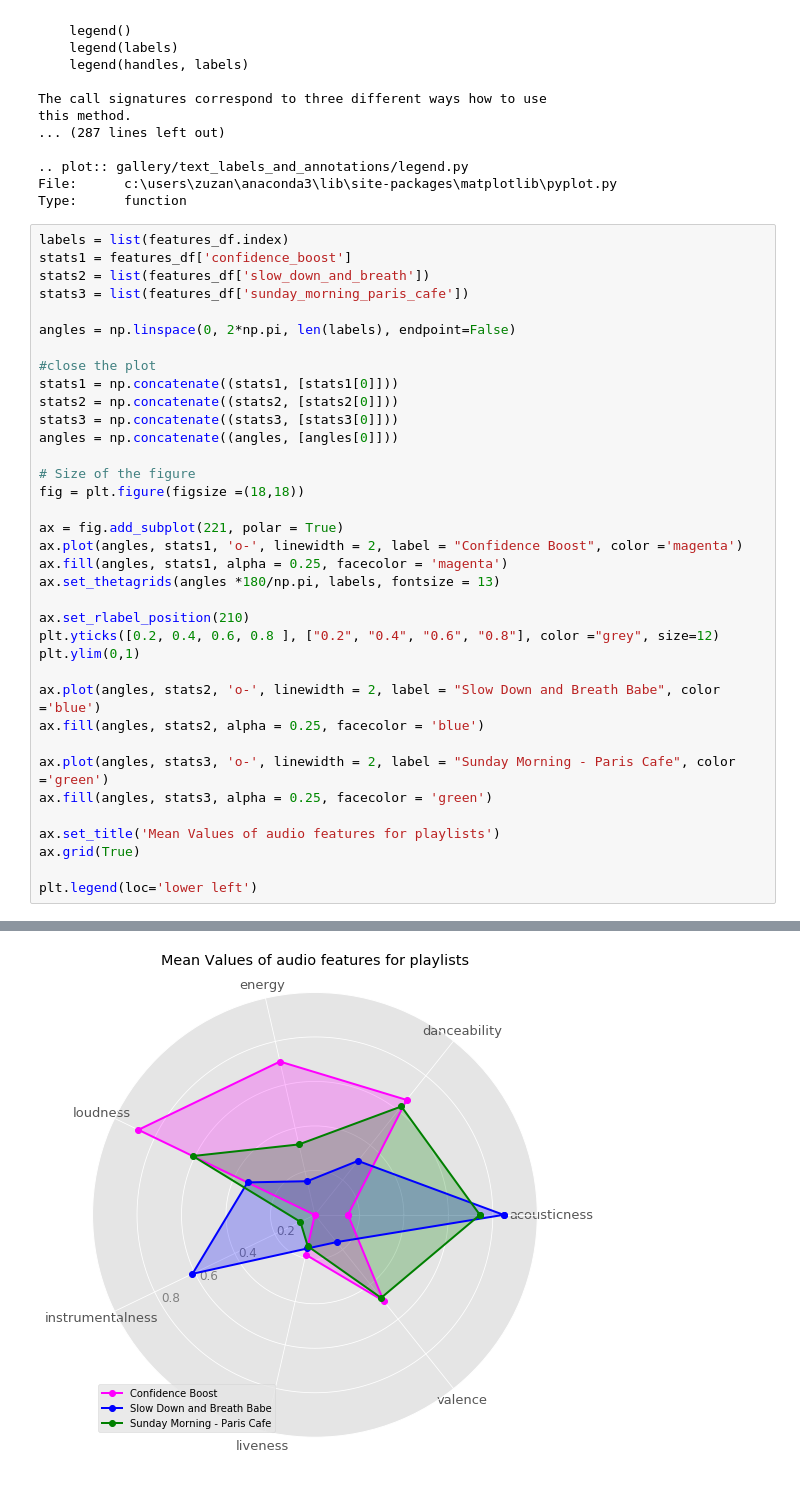
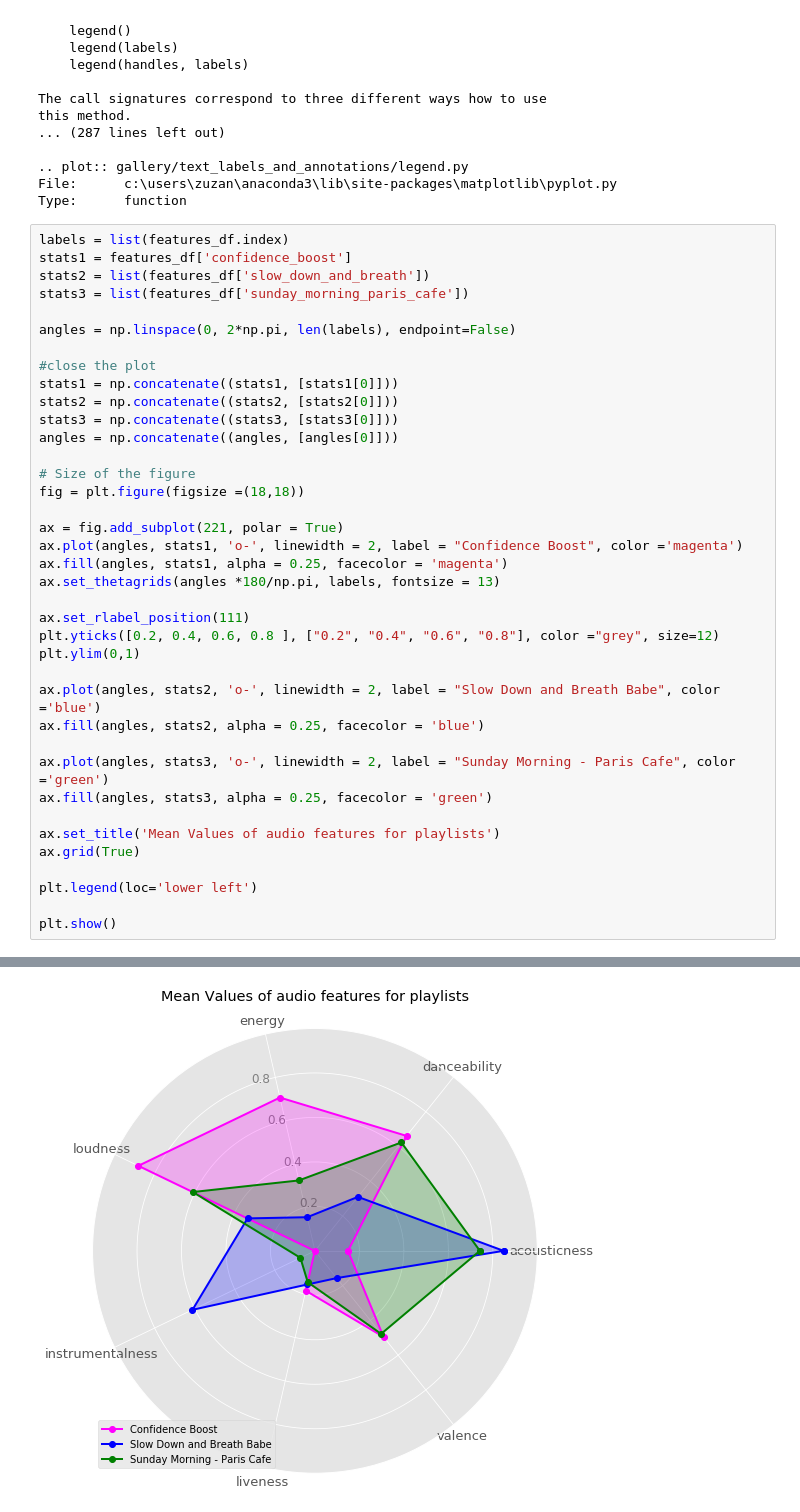
Before and after one commit to zsvorenova/Group_Three, a Jupyter notebook: zuzana_API_test.ipynb, the cells around one changed output, grey strips where cells are left out. Drawn from its saved outputs; the diff is of its cells as text.

```diff
--- a/zuzana_API_test.ipynb
+++ b/zuzana_API_test.ipynb
@@ -409,7 +419,7 @@ ax.plot(angles, stats1, 'o-', linewidth = 2, label = "Confidence Boost", color =
 ax.fill(angles, stats1, alpha = 0.25, facecolor = 'magenta')
 ax.set_thetagrids(angles *180/np.pi, labels, fontsize = 13)
 
-ax.set_rlabel_position(210)
+ax.set_rlabel_position(111)
 plt.yticks([0.2, 0.4, 0.6, 0.8 ], ["0.2", "0.4", "0.6", "0.8"], color ="grey", size=12)
 plt.ylim(0,1)
 
@@ -423,4 +433,6 @@ ax.set_title('Mean Values of audio features for playlists')
 ax.grid(True)
 
 plt.legend(loc='lower left')
+
+plt.show()
 # %% [output]
@@ -428 +439 @@ plt.legend(loc='lower left')
-[figure, old version]
+[figure, new version]
```
Also changed, not shown: parts of 22 cells of this notebook.
